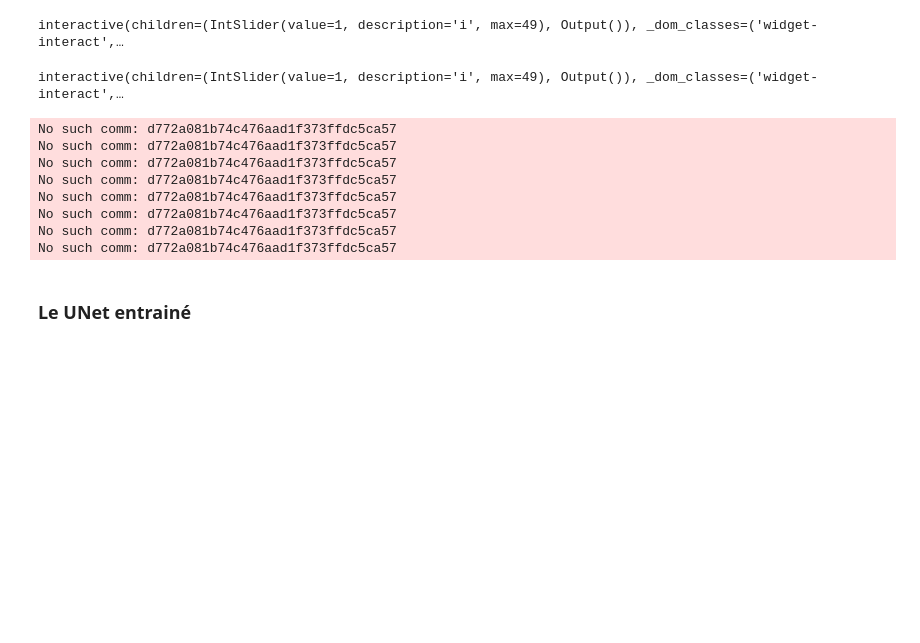
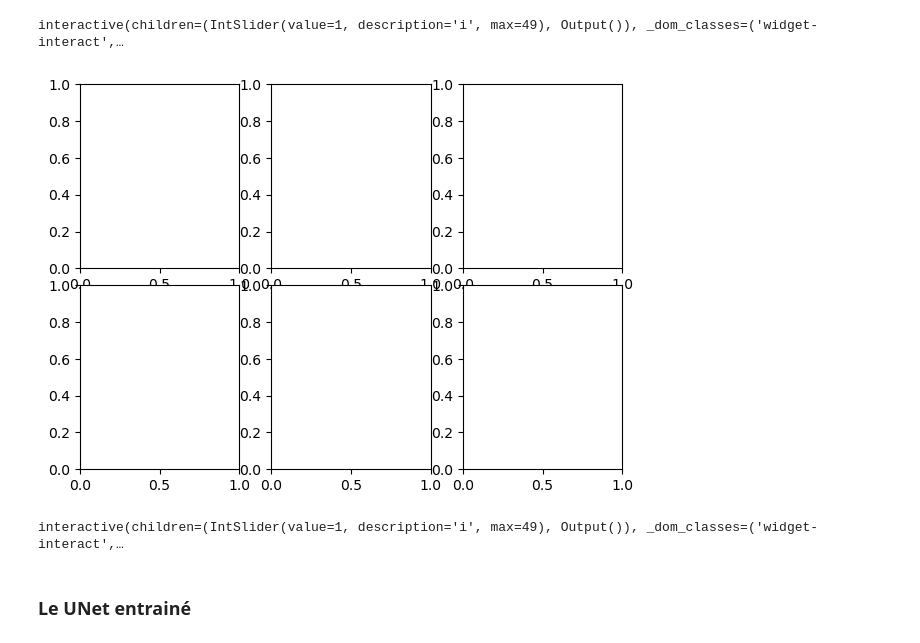
Before and after one commit to cvt8/Deep_signal_separation, a Jupyter notebook: seq2seq_v1.ipynb, the cells around one changed output. Drawn from its saved outputs; the diff is of its cells as text; code cells hidden in the pictures; blank space fills up the shorter version.

```diff
--- a/seq2seq_v1.ipynb
+++ b/seq2seq_v1.ipynb
@@ -624,8 +620,8 @@ plt.show()
 # %%
 def dummy_model(spec):
     # Un masque qui vaut 1 si on a une "grosse" valeur, 0 sinon
-    spec_dB = torch.log10(spec)
-    pts, _ = kmeans(spec_dB.numpy().flatten(),2)
+    spec_dB = torch.log10(spec).to(device)
+    pts, _ = kmeans(spec_dB.cpu().numpy().flatten(),2)
     pt1 = float(min(pts)) ; pt2 = float(max(pts))
     return (abs(spec_dB - pt1) > abs(spec_dB - pt2)).to(int)*0.999+0.0001
 
@@ -662,7 +658,7 @@ def widget_spectrograms(tested_model):
         dir = load_signal_folder(folder)
         colorbars = []
         for ax,name in zip(original_axs,["mix","voice","noise"]):
-            spec_dB = 10*np.log10(dir[name]["spectrogram"].numpy())
+            spec_dB = 10*np.log10(dir[name]["spectrogram"].cpu().numpy())
             plt_obj = ax.pcolormesh(
                 t_ref,f_ref,spec_dB,
                 vmax=np.percentile(spec_dB,99),
@@ -684,10 +680,10 @@ def widget_spectrograms(tested_model):
                 [mask,voice_spec_abs,noise_spec_abs],
                 ["Mask","Reconstructed Voice","Reconstructed Noise"]):
             if spec is mask:
-                spec_dB = spec
+                spec_dB = spec.cpu().numpy()
                 kwargs = {}
             else:
-                spec_dB = 10*np.log10(spec.numpy())
+                spec_dB = 10*np.log10(spec.cpu().numpy())
                 kwargs = {
                     "vmax":np.percentile(spec_dB,99),
                     "vmin":np.percentile(spec_dB,10)}
@@ -715,42 +711,35 @@ def widget_spectrograms(tested_model):
     axs = original_axs + res_axs
 
     colorbars = []
 
     @widgets.interact(i=(0,datasets_sizes[folder]-1,1))
     def update(i=1):
         for ax in axs: ax.cla()
         nonlocal colorbars
         fig_viz = plt.figure("viz")
         plt.title("")
         try:
             if colorbars != []:
                 for colorbar in colorbars:
                     fig_viz.delaxes(colorbar.ax)
                 gs = gridspec.GridSpec(4,3)
                 for ax,sli in zip(axs,ax_slices):
                     ax.set_position(gs[sli].get_position(fig_viz))
                     ax.set_subplotspec(gs[sli])
         except Exception as e:
             print('got an error')
             print(e)
             pass
         folder_i = get_path(folder,i)
         colorbars = visualize_signal_and_reconstructed(folder_i)
         fig_viz.suptitle(f"Spectogrammes pour {Path(folder_i.parent.name)/folder_i.name}")
         fig_viz.tight_layout()
         plt.show()
 
 widget_spectrograms(tested_model)
 # %% [output]
+[figure, added]
 interactive(children=(IntSlider(value=1, description='i', max=49), Output()), _dom_classes=('widget-interact',…
-No such comm: d772a081b74c476aad1f373ffdc5ca57
-No such comm: d772a081b74c476aad1f373ffdc5ca57
-No such comm: d772a081b74c476aad1f373ffdc5ca57
-No such comm: d772a081b74c476aad1f373ffdc5ca57
-No such comm: d772a081b74c476aad1f373ffdc5ca57
-No such comm: d772a081b74c476aad1f373ffdc5ca57
-No such comm: d772a081b74c476aad1f373ffdc5ca57
-No such comm: d772a081b74c476aad1f373ffdc5ca57
 # %% [markdown]
 ### Le UNet entrainé
 # %%
```
Also changed, not shown: parts of 10 cells of this notebook.
